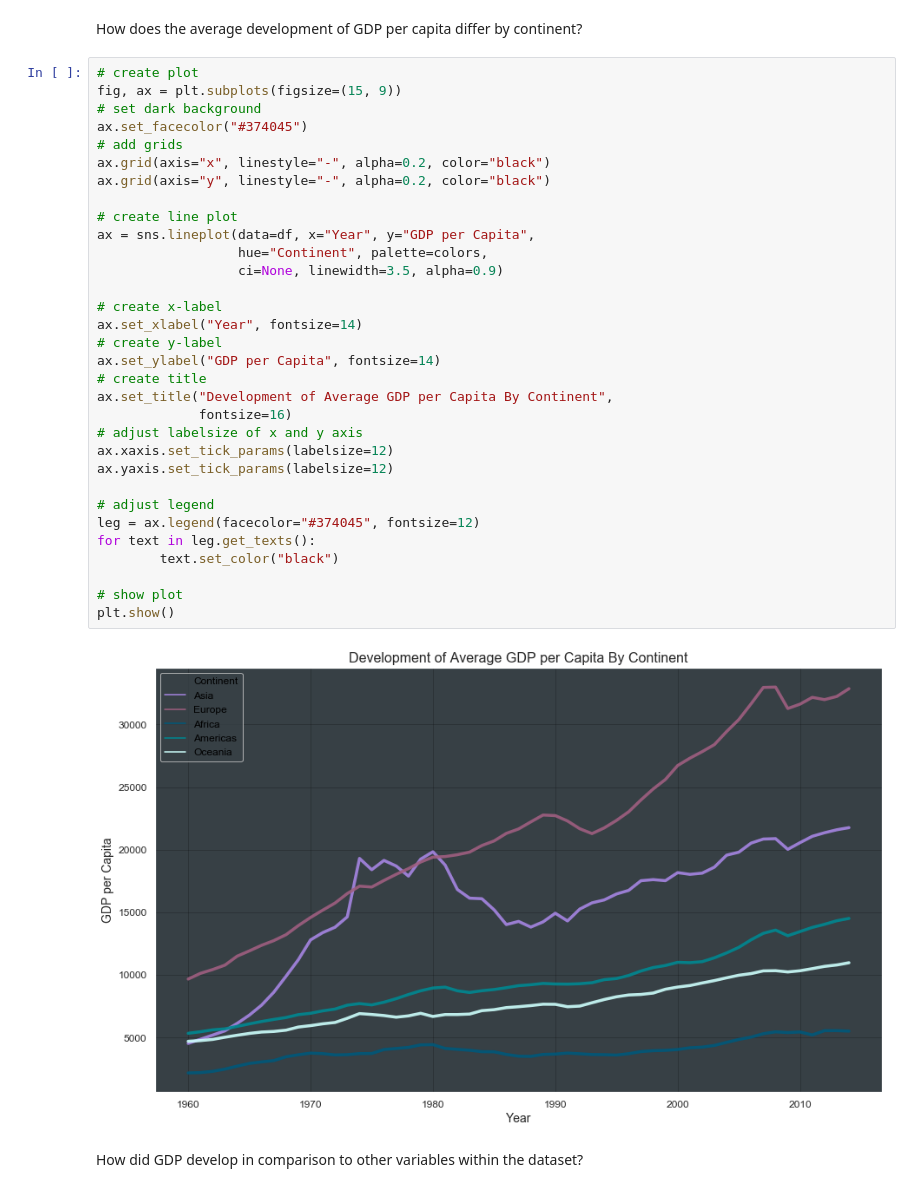
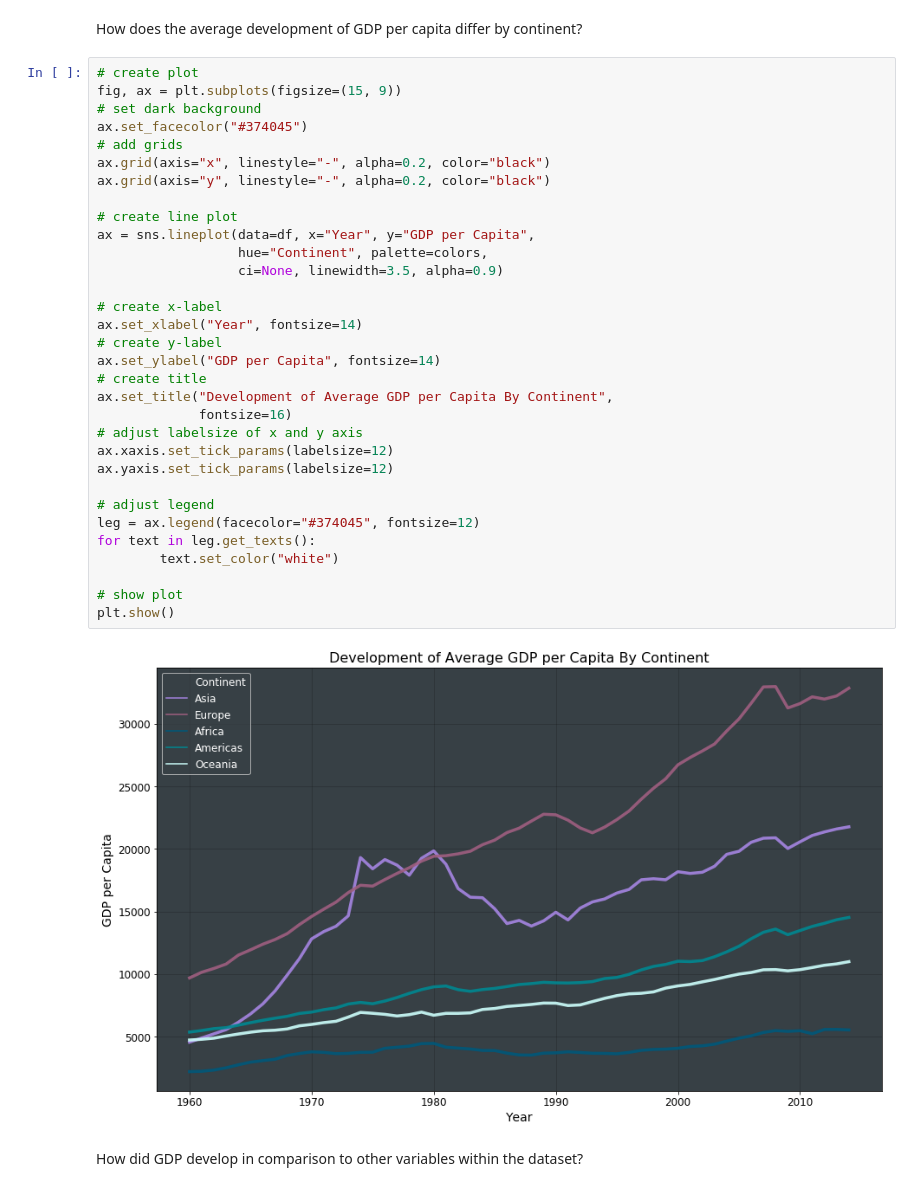
Before and after one commit to RomanSchu1ze/Data-Visualization-of-GDP-data-using-Matplotlib-and-Seaborn, a Jupyter notebook: notebook.ipynb, the cells around one changed output. Saved outputs shown, nothing was run; the diff lists cells and outputs as text.

```diff
--- a/notebook.ipynb
+++ b/notebook.ipynb
@@ -228,35 +228,35 @@ How does the average development of GDP per capita differ by continent?
 fig, ax = plt.subplots(figsize=(15, 9))
 # set dark background
 ax.set_facecolor("#374045")
 # add grids
 ax.grid(axis="x", linestyle="-", alpha=0.2, color="black")
 ax.grid(axis="y", linestyle="-", alpha=0.2, color="black")
 
 # create line plot
 ax = sns.lineplot(data=df, x="Year", y="GDP per Capita",
                   hue="Continent", palette=colors,
                   ci=None, linewidth=3.5, alpha=0.9)
 
 # create x-label
 ax.set_xlabel("Year", fontsize=14)
 # create y-label
 ax.set_ylabel("GDP per Capita", fontsize=14)
 # create title
 ax.set_title("Development of Average GDP per Capita By Continent",
              fontsize=16)
 # adjust labelsize of x and y axis
 ax.xaxis.set_tick_params(labelsize=12)
 ax.yaxis.set_tick_params(labelsize=12)
 
 # adjust legend
 leg = ax.legend(facecolor="#374045", fontsize=12)
 for text in leg.get_texts():
-        text.set_color("black")
+        text.set_color("white")
 
 # show plot
 plt.show()
 # %% [output]
-[figure, old version]
+[figure, new version]
 # %% [markdown]
 How did GDP develop in comparison to other variables within the dataset?
 # %%
```
Also changed, not shown: parts of 9 cells of this notebook.
